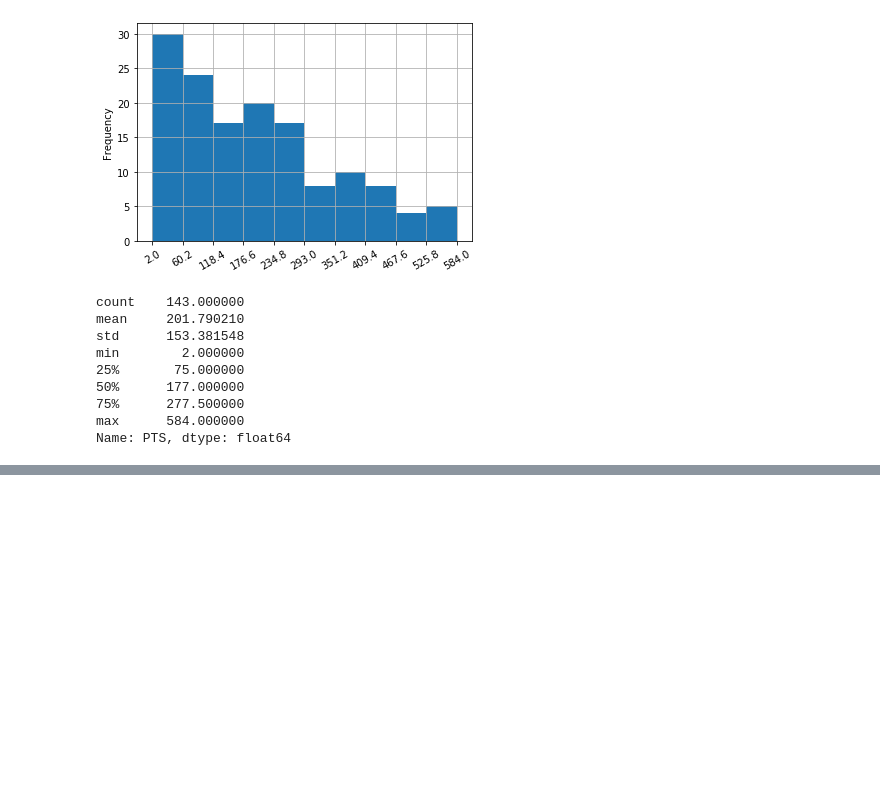
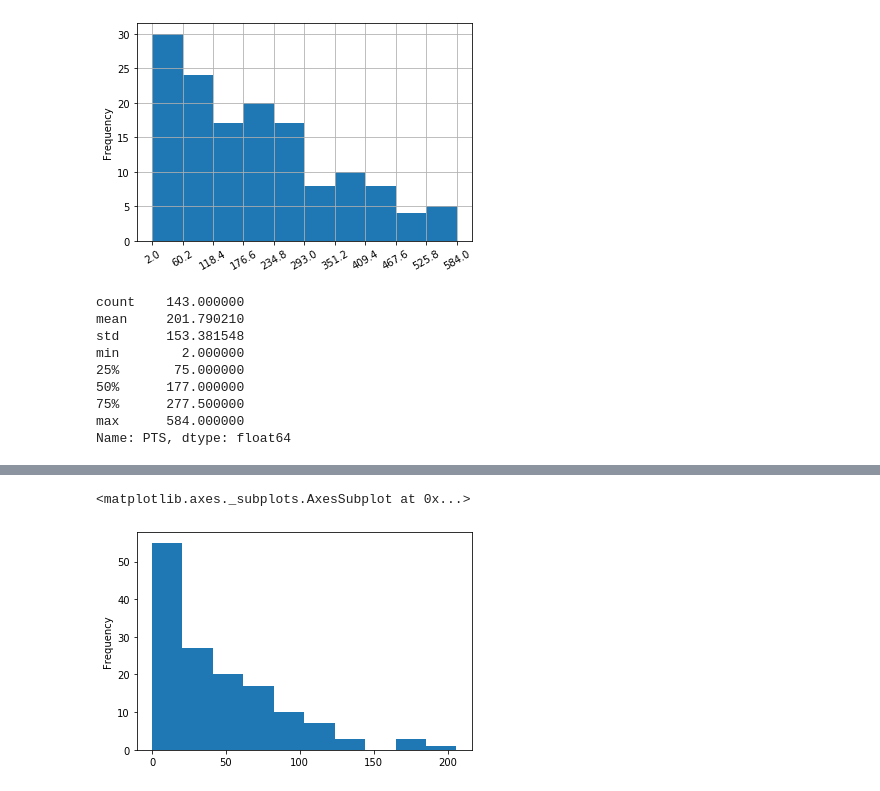
Before and after one commit to dnlsyfq/py_statistics, a Jupyter notebook: StatisticsChap3.ipynb, the cells around one changed output, grey strips where cells are left out. Saved outputs shown, nothing was run; the diff lists cells and outputs as text; code cells hidden in the pictures; blank space fills up the shorter version.

```diff
--- a/StatisticsChap3.ipynb
+++ b/StatisticsChap3.ipynb
@@ -155,0 +201,5 @@ Name: PTS, dtype: float64
+# %%
+df['AST'].plot.hist(bins=10)
+# %% [output]
+<matplotlib.axes._subplots.AxesSubplot at 0x...>
+[figure, added]
```
Also changed, not shown: parts of 13 cells of this notebook, 7 other files.
